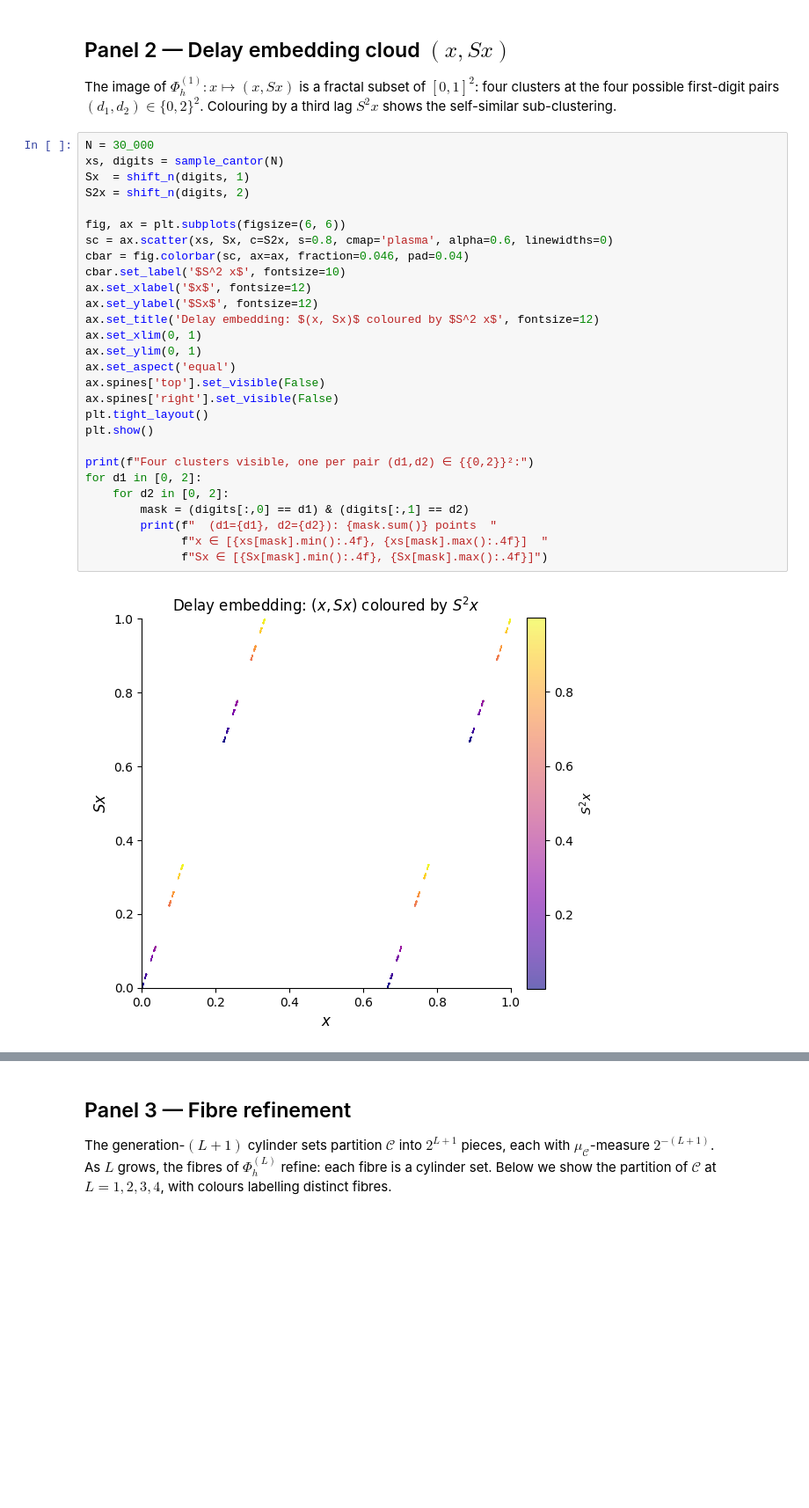
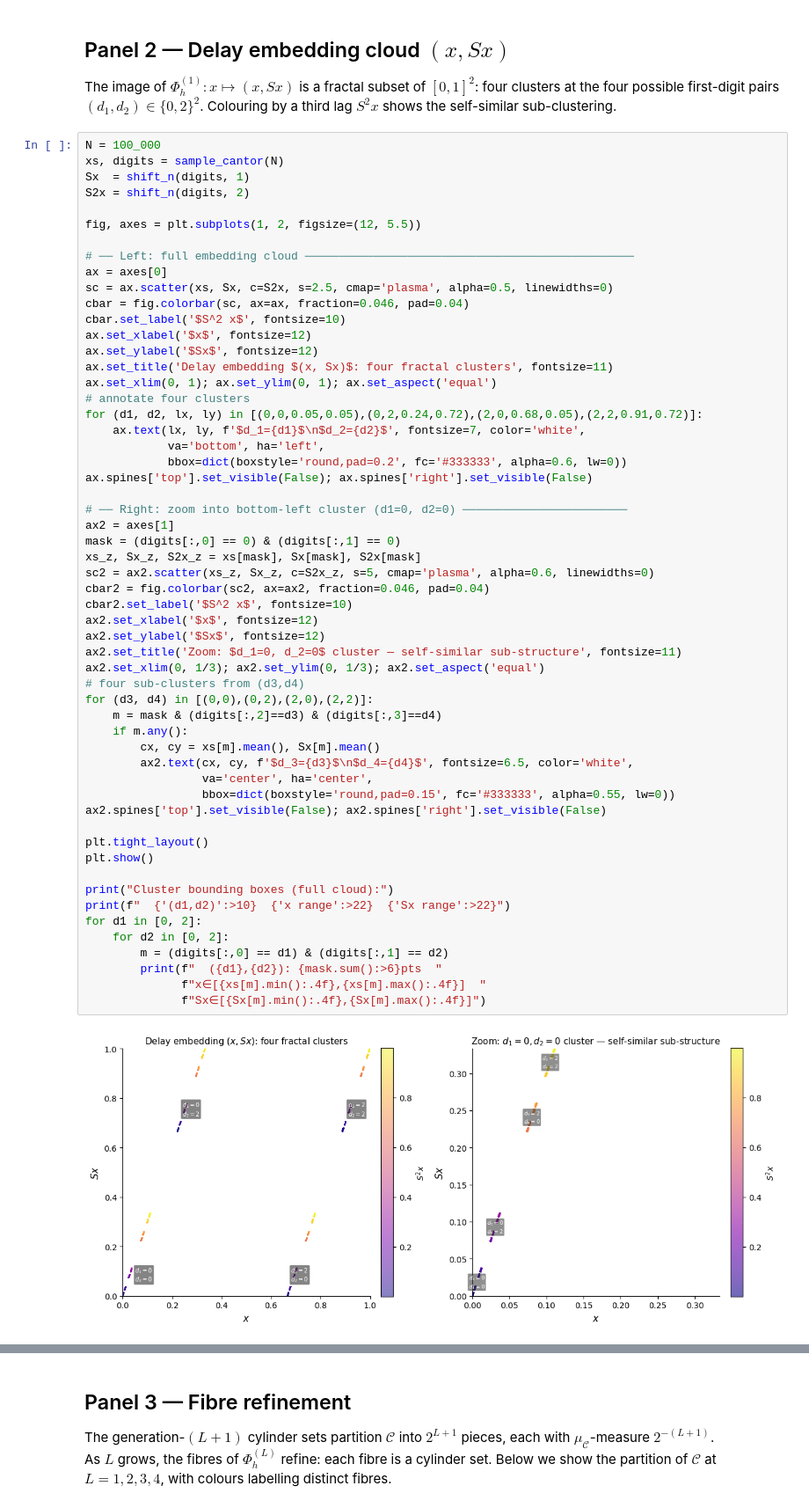
Before and after one commit to pmahon3/Resolvent_Framework, a Jupyter notebook: notes/notebooks/cantor_reconstruction.ipynb, the cells around one changed output, grey strips where cells are left out. Shown at 88% size. Saved outputs shown, nothing was run; the diff lists cells and outputs as text; blank space fills up the shorter version.

```diff
--- a/notes/notebooks/cantor_reconstruction.ipynb
+++ b/notes/notebooks/cantor_reconstruction.ipynb
@@ -101,32 +101,60 @@ The image of $\Phi_h^{(1)}: x \mapsto (x, Sx)$ is a fractal subset of $[0,1]^2$:
 four clusters at the four possible first-digit pairs $(d_1,d_2) \in \{0,2\}^2$.
 Colouring by a third lag $S^2 x$ shows the self-similar sub-clustering.
 # %%
-N = 30_000
+N = 100_000
 xs, digits = sample_cantor(N)
 Sx  = shift_n(digits, 1)
 S2x = shift_n(digits, 2)
 
-fig, ax = plt.subplots(figsize=(6, 6))
-sc = ax.scatter(xs, Sx, c=S2x, s=0.8, cmap='plasma', alpha=0.6, linewidths=0)
+fig, axes = plt.subplots(1, 2, figsize=(12, 5.5))
+
+# ── Left: full embedding cloud ────────────────────────────────────────────────
+ax = axes[0]
+sc = ax.scatter(xs, Sx, c=S2x, s=2.5, cmap='plasma', alpha=0.5, linewidths=0)
 cbar = fig.colorbar(sc, ax=ax, fraction=0.046, pad=0.04)
 cbar.set_label('$S^2 x$', fontsize=10)
 ax.set_xlabel('$x$', fontsize=12)
 ax.set_ylabel('$Sx$', fontsize=12)
-ax.set_title('Delay embedding: $(x, Sx)$ coloured by $S^2 x$', fontsize=12)
-ax.set_xlim(0, 1)
-ax.set_ylim(0, 1)
-ax.set_aspect('equal')
-ax.spines['top'].set_visible(False)
-ax.spines['right'].set_visible(False)
+ax.set_title('Delay embedding $(x, Sx)$: four fractal clusters', fontsize=11)
+ax.set_xlim(0, 1); ax.set_ylim(0, 1); ax.set_aspect('equal')
+# annotate four clusters
+for (d1, d2, lx, ly) in [(0,0,0.05,0.05),(0,2,0.24,0.72),(2,0,0.68,0.05),(2,2,0.91,0.72)]:
+    ax.text(lx, ly, f'$d_1={d1}$\n$d_2={d2}$', fontsize=7, color='white',
+            va='bottom', ha='left',
+            bbox=dict(boxstyle='round,pad=0.2', fc='#333333', alpha=0.6, lw=0))
+ax.spines['top'].set_visible(False); ax.spines['right'].set_visible(False)
+
+# ── Right: zoom into bottom-left cluster (d1=0, d2=0) ────────────────────────
+ax2 = axes[1]
+mask = (digits[:,0] == 0) & (digits[:,1] == 0)
+xs_z, Sx_z, S2x_z = xs[mask], Sx[mask], S2x[mask]
+sc2 = ax2.scatter(xs_z, Sx_z, c=S2x_z, s=5, cmap='plasma', alpha=0.6, linewidths=0)
+cbar2 = fig.colorbar(sc2, ax=ax2, fraction=0.046, pad=0.04)
+cbar2.set_label('$S^2 x$', fontsize=10)
+ax2.set_xlabel('$x$', fontsize=12)
+ax2.set_ylabel('$Sx$', fontsize=12)
+ax2.set_title('Zoom: $d_1=0, d_2=0$ cluster — self-similar sub-structure', fontsize=11)
+ax2.set_xlim(0, 1/3); ax2.set_ylim(0, 1/3); ax2.set_aspect('equal')
+# four sub-clusters from (d3,d4)
+for (d3, d4) in [(0,0),(0,2),(2,0),(2,2)]:
+    m = mask & (digits[:,2]==d3) & (digits[:,3]==d4)
+    if m.any():
+        cx, cy = xs[m].mean(), Sx[m].mean()
+        ax2.text(cx, cy, f'$d_3={d3}$\n$d_4={d4}$', fontsize=6.5, color='white',
+                 va='center', ha='center',
+                 bbox=dict(boxstyle='round,pad=0.15', fc='#333333', alpha=0.55, lw=0))
+ax2.spines['top'].set_visible(False); ax2.spines['right'].set_visible(False)
+
 plt.tight_layout()
 plt.show()
 
-print(f"Four clusters visible, one per pair (d1,d2) ∈ {{0,2}}²:")
+print("Cluster bounding boxes (full cloud):")
+print(f"  {'(d1,d2)':>10}  {'x range':>22}  {'Sx range':>22}")
 for d1 in [0, 2]:
     for d2 in [0, 2]:
-        mask = (digits[:,0] == d1) & (digits[:,1] == d2)
-        print(f"  (d1={d1}, d2={d2}): {mask.sum()} points  "
-              f"x ∈ [{xs[mask].min():.4f}, {xs[mask].max():.4f}]  "
-              f"Sx ∈ [{Sx[mask].min():.4f}, {Sx[mask].max():.4f}]")
+        m = (digits[:,0] == d1) & (digits[:,1] == d2)
+        print(f"  ({d1},{d2}): {mask.sum():>6}pts  "
+              f"x∈[{xs[m].min():.4f},{xs[m].max():.4f}]  "
+              f"Sx∈[{Sx[m].min():.4f},{Sx[m].max():.4f}]")
 # %% [output]
-[figure, old version]
+[figure, new version]
```
Also changed, not shown: parts of 3 cells of this notebook.
